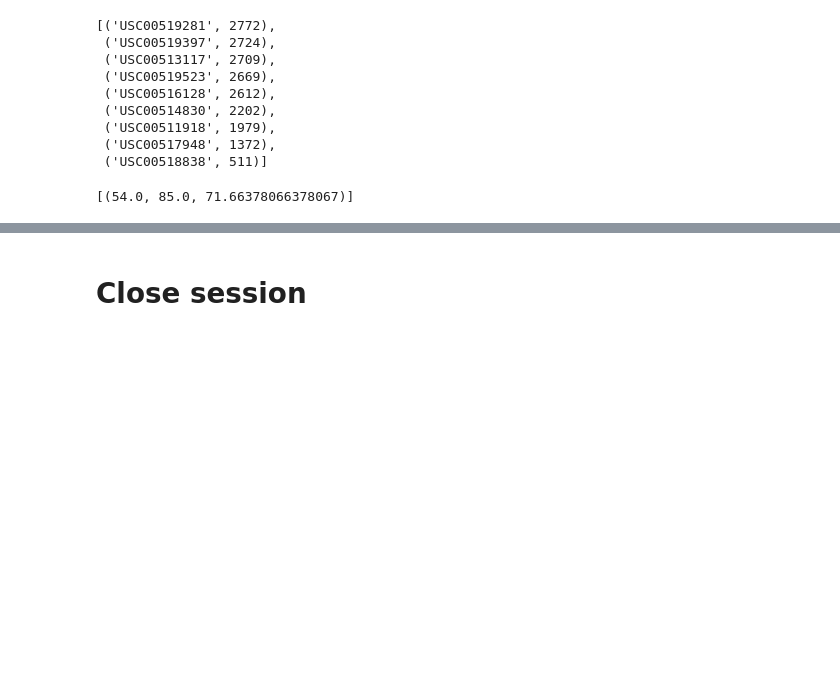
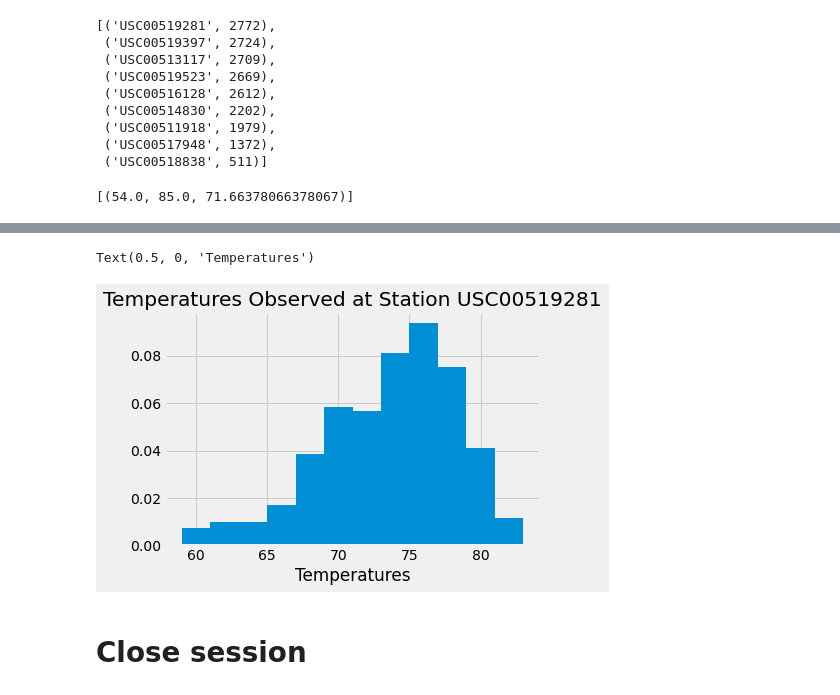
Before and after one commit to twolightsabovethesea/sqlalchemy-challenge, a Jupyter notebook: climate_starter.ipynb, the cells around one changed output, grey strips where cells are left out. Drawn from its saved outputs; the diff is of its cells as text; code cells hidden in the pictures; blank space fills up the shorter version.

Commit message:
added summary statistics and histogram

```diff
--- a/climate_starter.ipynb
+++ b/climate_starter.ipynb
@@ -177,3 +188,11 @@ session.query(func.min(Measurement.tobs), func.max(Measurement.tobs), func.avg(M
 # %%
 # Using the most active station id
 # Query the last 12 months of temperature observation data for this station and plot the results as a histogram
+# %%
+temps = session.query(Measurement.tobs).\
+    filter(Measurement.station == 'USC00519281').\
+    filter(Measurement.date >= one_year)
+
+temps_df = pd.DataFrame(temps, columns=['tobs'])
+
+temps_df.head()
@@ -180,3 +206,11 @@ session.query(func.min(Measurement.tobs), func.max(Measurement.tobs), func.avg(M
+# %%
+plt.hist(temps_df, density=True, bins=12)
+plt.title('Temperatures Observed at Station USC00519281')
+plt.ylabel('')
+plt.xlabel('Temperatures')
+# %% [output]
+Text(0.5, 0, 'Temperatures')
+[figure, added]
 # %% [markdown]
 # Close session
 # %%
```
Also changed, not shown: parts of 2 cells of this notebook.
